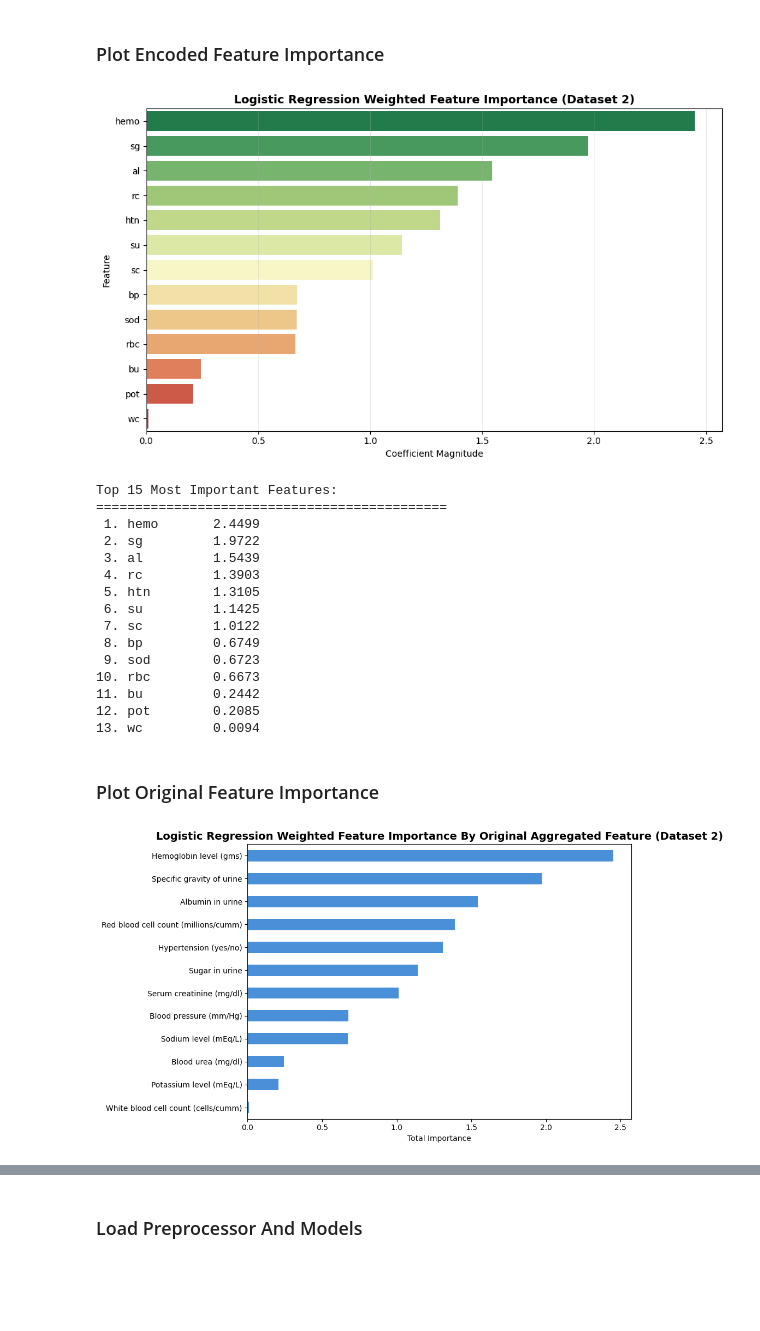
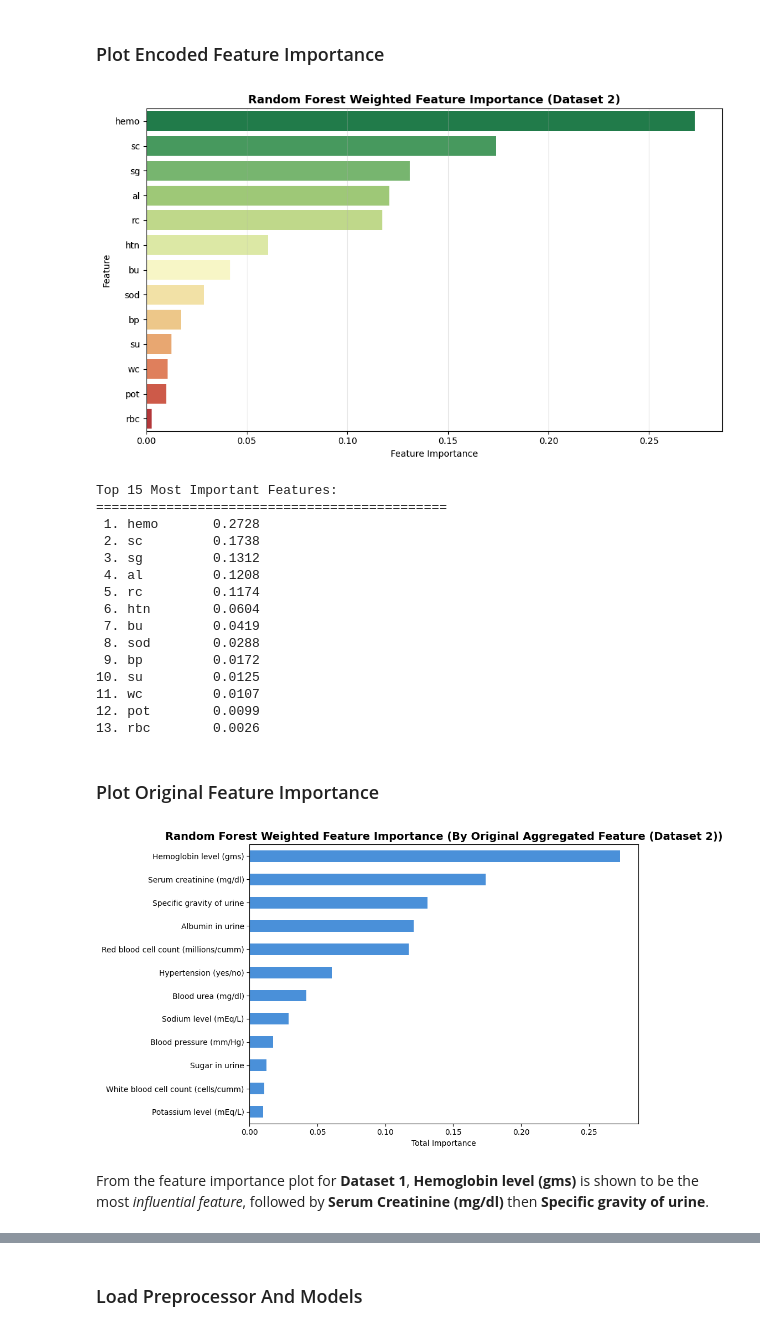
Before and after one commit to Group-16-Project/IntelSysProject, a Jupyter notebook: src/feature_importance_analysis.ipynb, the cells around one changed output, grey strips where cells are left out. Cells and saved outputs as stored; diff of their text form; code cells hidden in the pictures; blank space fills up the shorter version.

```diff
--- a/src/feature_importance_analysis.ipynb
+++ b/src/feature_importance_analysis.ipynb
@@ -40,7 +34,7 @@ feature_name_map = {
 def plot_encoded_feature_importance(model, feature_names, title, top_n=15):
 
     #Get feature importances from model
-    importances = np.abs(model.coef_[0])
+    importances = model.feature_importances_
 
     feature_importance_df = pd.DataFrame({
         'feature': feature_names,
@@ -60,7 +54,7 @@ def plot_encoded_feature_importance(model, feature_names, title, top_n=15):
     )
 
     ax.set_title(title, fontsize=13, fontweight='bold')
-    ax.set_xlabel('Coefficient Magnitude')
+    ax.set_xlabel('Feature Importance')
     ax.set_ylabel('Feature')
     ax.grid(axis='x', alpha=0.3)
     plt.tight_layout()
@@ -94,7 +89,7 @@ def plot_original_feature_importance(model, numeric_features, title):
 # %% [markdown]
 ## Features For Each Dataset
 # %%
-numeric_features  = joblib.load('..\\models\\numeric_features.joblib')
+numeric_features  = joblib.load('../models/numeric_features.joblib')
 
 print("Feature Names Across Datasets: \n")
 print("Numeric features:", numeric_features)
@@ -108,8 +103,8 @@ Numeric features: ['bp', 'sg', 'al', 'su', 'rbc', 'bu', 'sc', 'sod', 'pot', 'hem
 ### Load Preprocessor And Models
 # %%
 # Load preprocessor and model for dataset 1
-preprocessor = joblib.load('..\\models\\dataset_1\\preprocessor.joblib')
-model = joblib.load('..\\models\\dataset_1\\LogisticRegression_weighted.joblib')
+preprocessor = joblib.load('../models/dataset_1/preprocessor.joblib')
+model = joblib.load('../models/dataset_1/RandomForestClassifier_weighted.joblib')
 # %% [markdown]
 ### Plot Encoded Feature Importance
 # %%
@@ -143,33 +140,35 @@ plot_original_feature_importance(model, numeric_features, 'Logistic Regression W
 ### Load Preprocessor and Models
 # %%
 # Load preprocessor and model for dataset 2
-preprocessor = joblib.load('..\\models\\dataset_2\\preprocessor.joblib')
-model = joblib.load('..\\models\\dataset_2\\LogisticRegression_weighted.joblib')
+preprocessor = joblib.load('../models/dataset_2/preprocessor.joblib')
+model = joblib.load('../models/dataset_2/RandomForestClassifier_weighted.joblib')
 # %% [markdown]
 ### Plot Encoded Feature Importance
 # %%
-plot_encoded_feature_importance(model, numeric_features, 'Logistic Regression Weighted Feature Importance (Dataset 2)')
+plot_encoded_feature_importance(model, numeric_features, 'Random Forest Weighted Feature Importance (Dataset 2)')
 # %% [output]
-[figure, old version]
+[figure, new version]
 Top 15 Most Important Features:
 =============================================
- 1. hemo       2.4499
- 2. sg         1.9722
- 3. al         1.5439
- 4. rc         1.3903
- 5. htn        1.3105
- 6. su         1.1425
- 7. sc         1.0122
- 8. bp         0.6749
- 9. sod        0.6723
-10. rbc        0.6673
-11. bu         0.2442
-12. pot        0.2085
-13. wc         0.0094
+ 1. hemo       0.2728
+ 2. sc         0.1738
+ 3. sg         0.1312
+ 4. al         0.1208
+ 5. rc         0.1174
+ 6. htn        0.0604
+ 7. bu         0.0419
+ 8. sod        0.0288
+ 9. bp         0.0172
+10. su         0.0125
+11. wc         0.0107
+12. pot        0.0099
+13. rbc        0.0026
 # %% [markdown]
 ### Plot Original Feature Importance
 # %%
-plot_original_feature_importance(model, numeric_features, 'Logistic Regression Weighted Feature Importance By Original Aggregated Feature (Dataset 2)')
+plot_original_feature_importance(model, numeric_features, 'Random Forest Weighted Feature Importance (By Original Aggregated Feature (Dataset 2))')
 # %% [output]
-[figure, old version]
+[figure, new version]
+# %% [markdown]
+From the feature importance plot for **Dataset 1**, **Hemoglobin level (gms)** is shown to be the most *influential feature*, followed by **Serum Creatinine (mg/dl)** then **Specific gravity of urine**.
 # %% [markdown]
```
Also changed, not shown: parts of 12 cells of this notebook.
